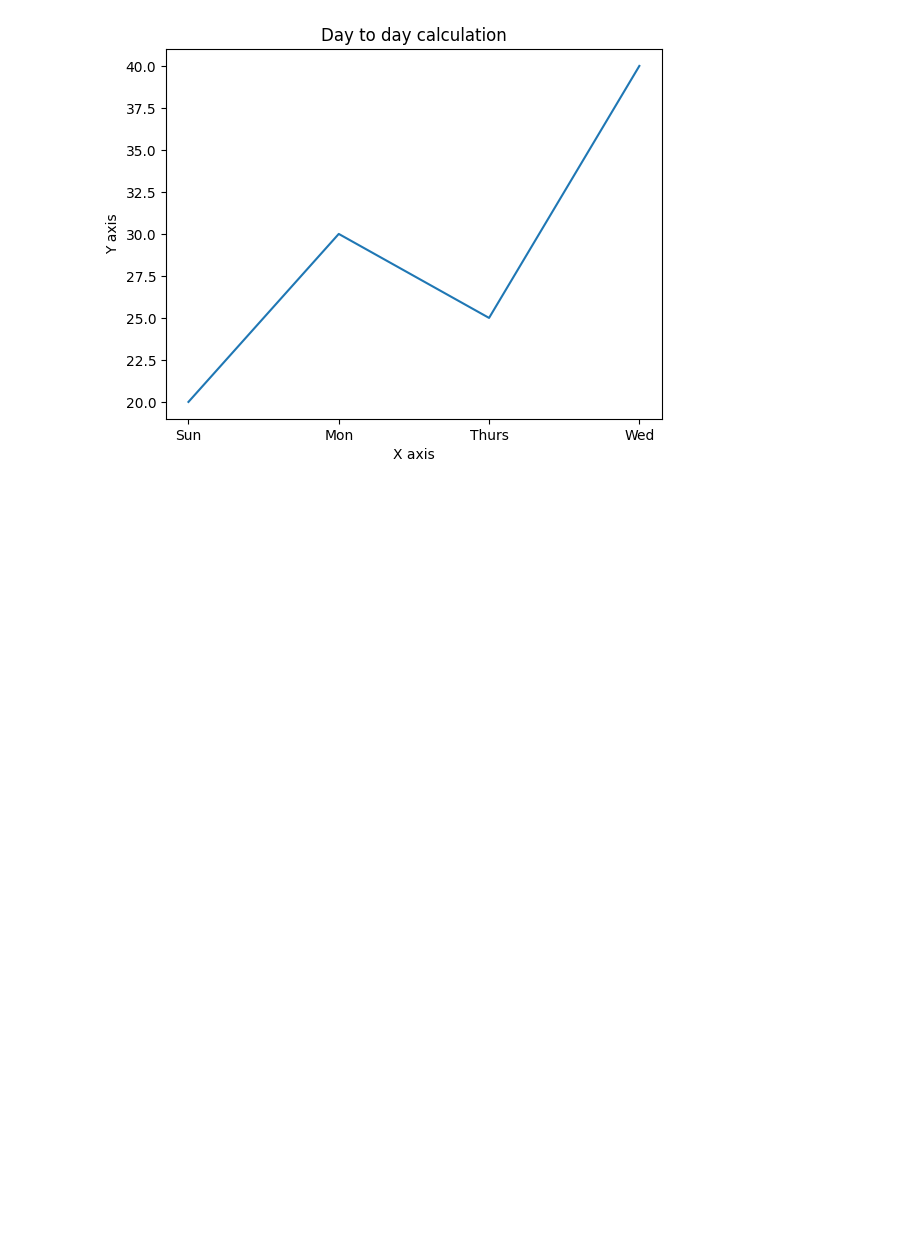
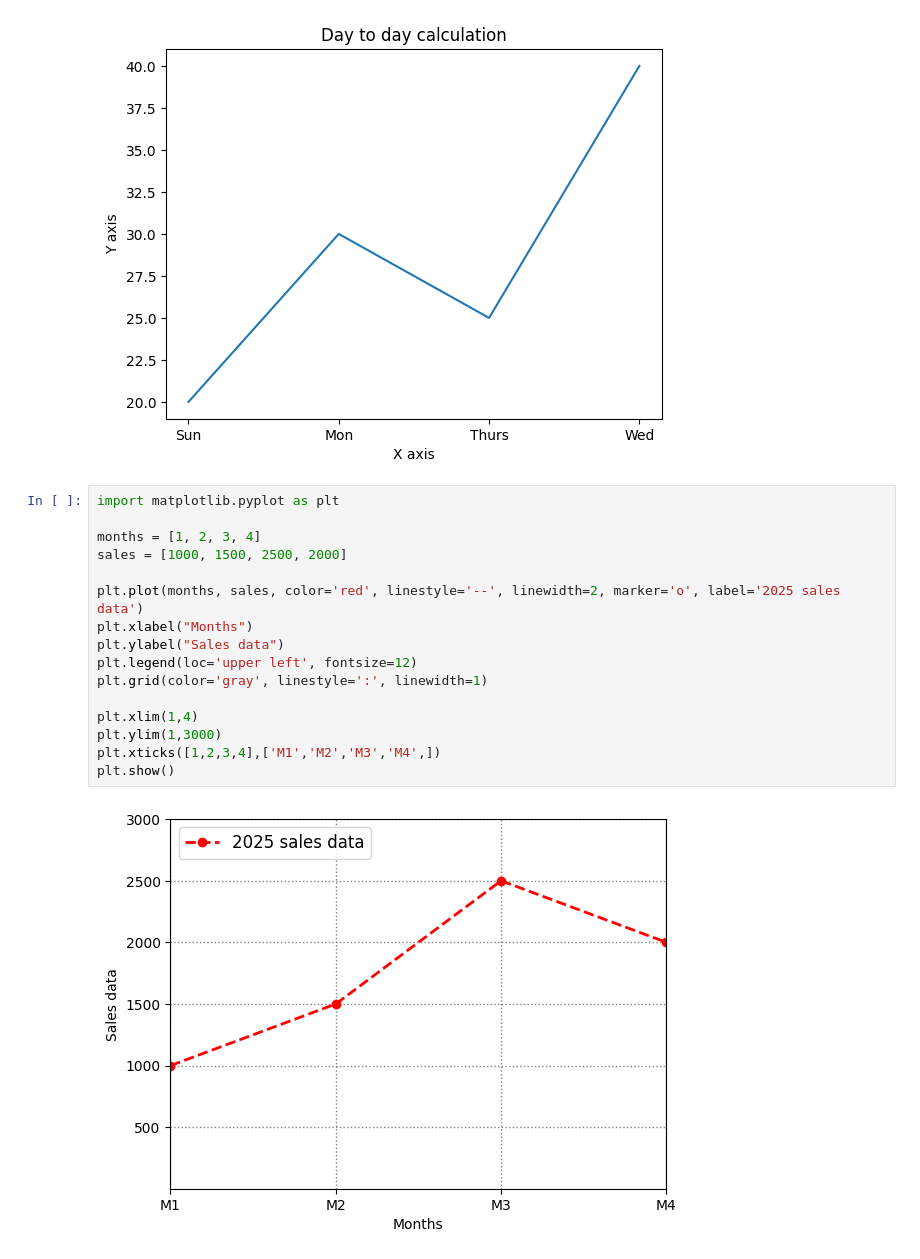
Before and after one commit to jahidstm/Matplotlib, a Jupyter notebook: practice.ipynb, the cells around one changed output. Drawn from its saved outputs; the diff is of its cells as text; blank space fills up the shorter version.

Commit message:
Matplotlib

```diff
--- a/practice.ipynb
+++ b/practice.ipynb
@@ -21,3 +21,21 @@ plt.ylabel("Y axis")
 plt.show()
 # %% [output]
 [figure]
+# %%
+import matplotlib.pyplot as plt
+
+months = [1, 2, 3, 4]
+sales = [1000, 1500, 2500, 2000]
+
+plt.plot(months, sales, color='red', linestyle='--', linewidth=2, marker='o', label='2025 sales data')
+plt.xlabel("Months")
+plt.ylabel("Sales data")
+plt.legend(loc='upper left', fontsize=12)
+plt.grid(color='gray', linestyle=':', linewidth=1)
+
+plt.xlim(1,4)
+plt.ylim(1,3000)
+plt.xticks([1,2,3,4],['M1','M2','M3','M4',])
+plt.show()
+# %% [output]
+[figure, added]
```
Also changed, not shown: 1 other file.
